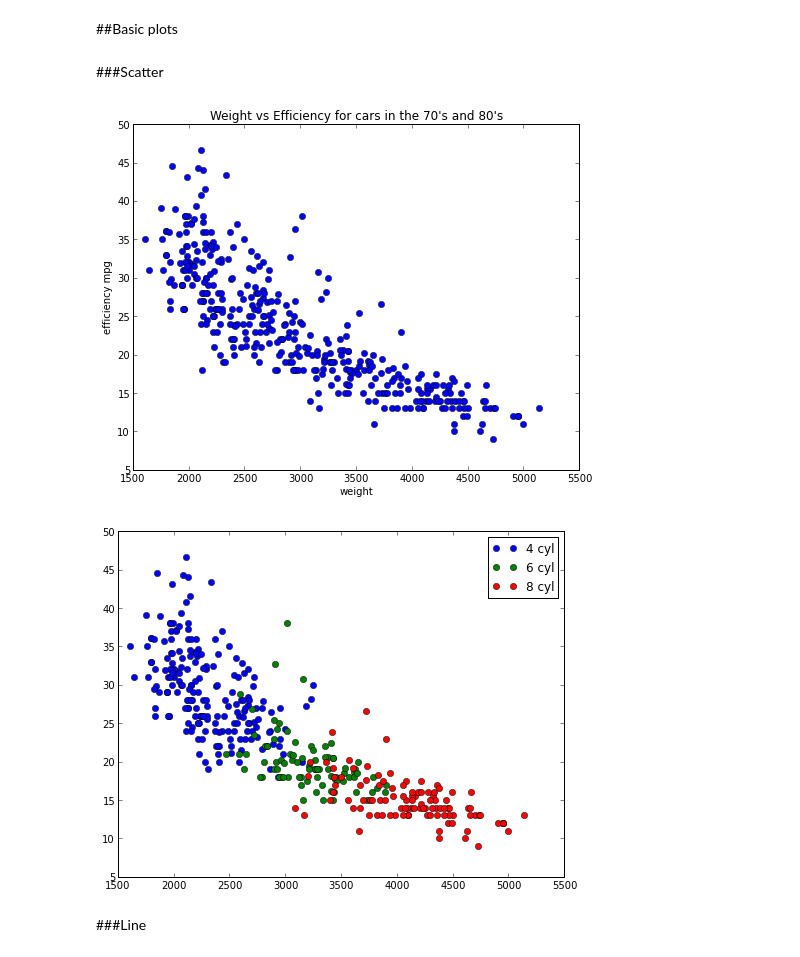
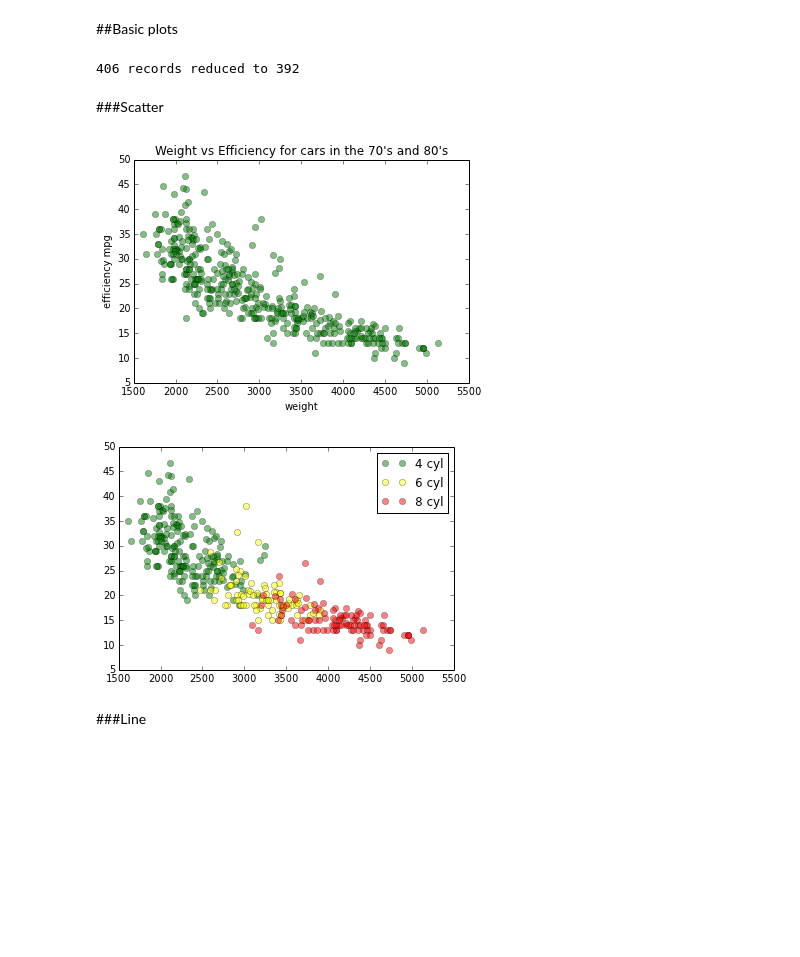
Before and after one commit to vijayv/Meetup-Fall-2013, a Jupyter notebook: python/lecture_17_matplotlib.ipynb, the cells around one changed output. Cells and saved outputs as stored; diff of their text form; code cells hidden in the pictures; blank space fills up the shorter version.

```diff
--- a/python/lecture_17_matplotlib.ipynb
+++ b/python/lecture_17_matplotlib.ipynb
@@ -160,31 +160,36 @@ import os
 import pandas as pd
 # %%
 cars = pd.read_csv(os.path.join('data','cars.csv'))
+lenbefore = len(cars)
 cars = cars.dropna()
+lenafter = len(cars)
+print '%s records reduced to %s' % (lenbefore, lenafter)
 names = pd.read_csv(os.path.join('data','names.csv'))
 iris = pd.read_csv(os.path.join('data','iris.csv'))
+# %% [output]
+406 records reduced to 392
 # %% [markdown]
 ###Scatter
 # %%
-plot(cars['wt'], cars['mpg'], 'o') # the 'o' is for points
+plot(cars['wt'], cars['mpg'], 'o', alpha = .5, color = 'green') # the 'o' is for points
 xlabel('weight')
 ylabel('efficiency mpg')
 title("Weight vs Efficiency for cars in the 70's and 80's")
 show()
 # %% [output]
-[figure, old version]
+[figure, new version]
 # %%
 c4 = cars[cars['cyl'] == 4]
 c6 = cars[cars['cyl'] == 6]
 c8 = cars[cars['cyl'] == 8]
 
-plot(c4['wt'], c4['mpg'], 'o', label='4 cyl')
-plot(c6['wt'], c6['mpg'], 'o', label='6 cyl')
-plot(c8['wt'], c8['mpg'], 'o', label='8 cyl')
+plot(c4['wt'], c4['mpg'], 'o', label='4 cyl', alpha = .5, color = 'Green')
+plot(c6['wt'], c6['mpg'], 'o', label='6 cyl', alpha = .5, color = 'Yellow')
+plot(c8['wt'], c8['mpg'], 'o', label='8 cyl', alpha = .5, color = 'Red')
 legend() #if you label
 show()
 # %% [output]
-[figure, old version]
+[figure, new version]
 # %% [markdown]
 ###Line
 # %%
```
Also changed, not shown: parts of 18 cells of this notebook, 6 other files.
